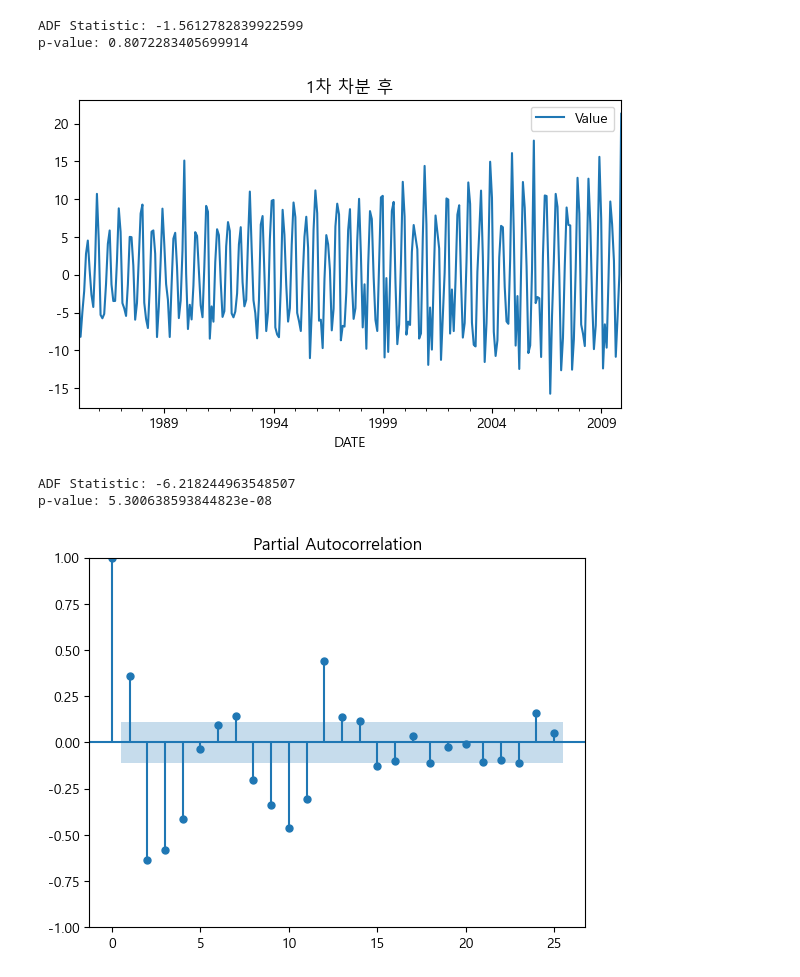
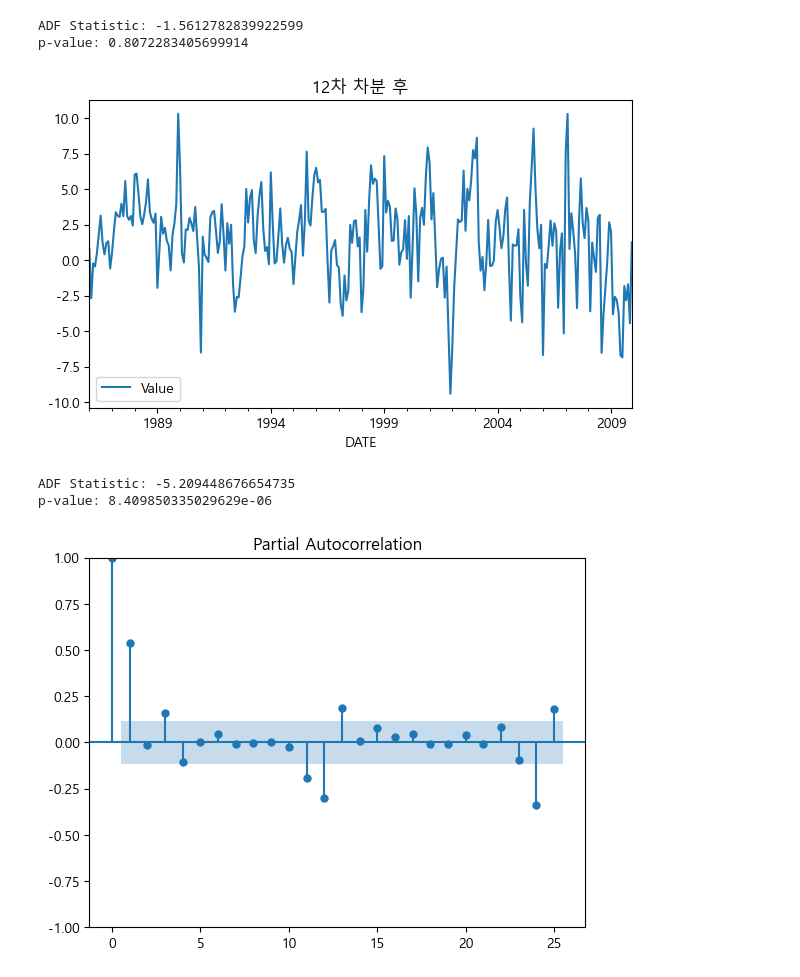
Before and after one commit to Park-Young-Bin/ADP_code, a Jupyter notebook: Kaggle_time series analysis.ipynb, the cells around one changed output. Cells and saved outputs as stored; diff of their text form; code cells hidden in the pictures.

```diff
--- a/Kaggle_time series analysis.ipynb
+++ b/Kaggle_time series analysis.ipynb
@@ -73,24 +73,24 @@ ADF Statistic: -1.5612782839922599
 p-value: 0.8072283405699914
 # %%
 from statsmodels.graphics.tsaplots import plot_acf, plot_pacf
-diff_data = training.diff(1)
+diff_data = training.diff(12)
 diff_data = diff_data.dropna()
 diff_data.plot(figsize=(7,4))
-plt.title('1차 차분 후');
+plt.title('12차 차분 후');
 # %% [output]
-[figure, old version]
+[figure, new version]
 # %%
 adf = adfuller(diff_data)
 print('ADF Statistic: {}'.format(adf[0]))
 print('p-value: {}'.format(adf[1])) # 정상성 만족함
 # %% [output]
-ADF Statistic: -6.218244963548507
-p-value: 5.300638593844823e-08
+ADF Statistic: -5.209448676654735
+p-value: 8.409850335029629e-06
 # %%
 # AR 모형
 plot_pacf(diff_data);
 # %% [output]
-[figure, old version]
+[figure, new version]
 # %%
 # MA 모형
 plot_acf(diff_data);
```
Also changed, not shown: parts of 6 cells of this notebook, 1 other file.
